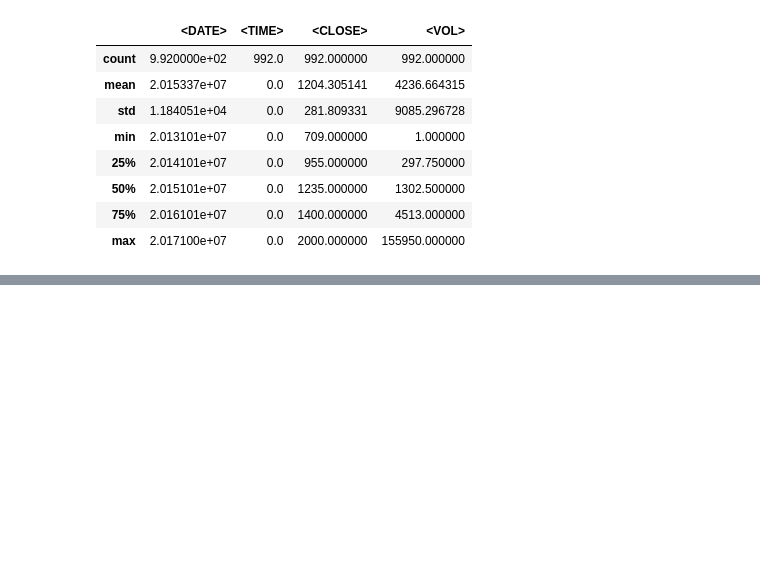
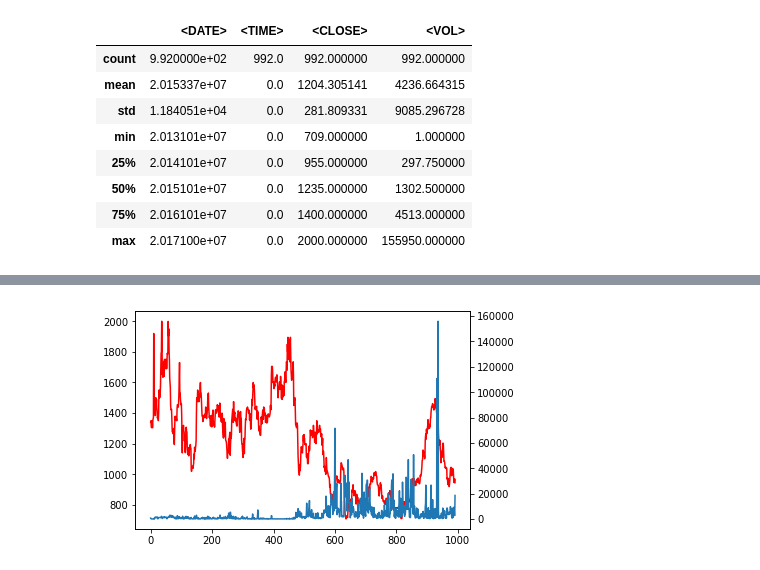
Before and after one commit to damnpav/Simple_ML_Lessons, a Jupyter notebook: Машинное обучение.ipynb, the cells around one changed output, grey strips where cells are left out. Saved outputs shown, nothing was run; the diff lists cells and outputs as text; code cells hidden in the pictures; blank space fills up the shorter version.

```diff
--- a/Машинное обучение.ipynb
+++ b/Машинное обучение.ipynb
@@ -146,0 +138,9 @@ pl.show()
+# %%
+fig, ax1 = pl.subplots()
+ax2 = ax1.twinx()
+
+ax1.plot(qiwi_df["<CLOSE>"], color = "red")
+ax2.plot(qiwi_df["<VOL>"])
+pl.show()
+# %% [output]
+[figure, added]
```
Also changed, not shown: parts of 3 cells of this notebook.
